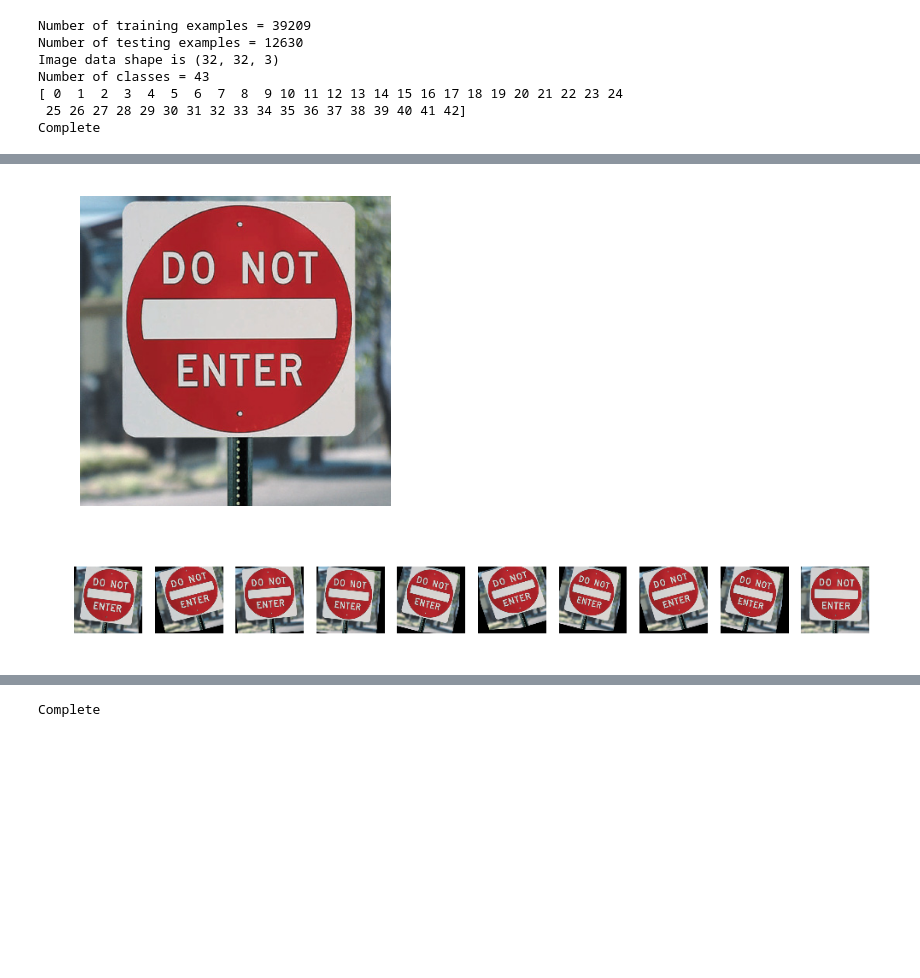
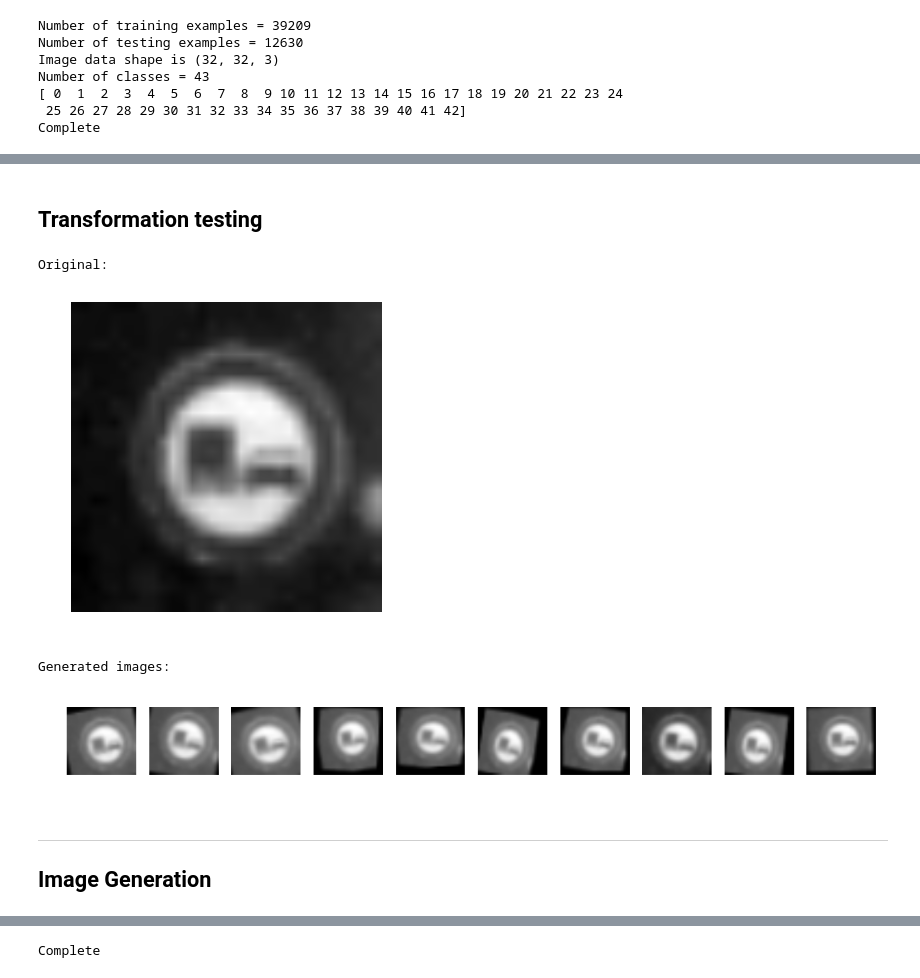
Before and after one commit to anthony-chaudhary/self-driving-car-nanodegree-nd013, a Jupyter notebook: CarND-Traffic-Sign-Classifier-Project-master/Traffic_Sign_Classifier.ipynb, the cells around one changed output, grey strips where cells are left out. Drawn from its saved outputs; the diff is of its cells as text; code cells hidden in the pictures; blank space fills up the shorter version.

Commit message:
implemented gray scale
cleaned up code, progressed k top 5

```diff
--- a/CarND-Traffic-Sign-Classifier-Project-master/Traffic_Sign_Classifier.ipynb
+++ b/CarND-Traffic-Sign-Classifier-Project-master/Traffic_Sign_Classifier.ipynb
@@ -131,0 +95,23 @@ Use the code cell (or multiple code cells, if necessary) to implement the first
+# %%
+# TODO add convert to greyscale
+# https://carnd-forums.udacity.com/questions/26216649/problem-when-converting-to-gray
+def to_gray_scale(img_data):
+    return cv2.cvtColor(img_data.astype(np.float32), cv2.COLOR_RGB2GRAY)
+
+import cv2
+
+X_train_gray = np.zeros([X_train.shape[0], X_train.shape[1], X_train.shape[2]])
+
+for feature in range(len(X_train)):
+    #print(X_train[feature].dtype)
+    X_train_gray[feature] = to_gray_scale(X_train[feature])
+
+X_train = X_train_gray
+# %%
+index = random.randint(1, len(X_train))
+image = X_train[index].squeeze()
+
+plt.figure(figsize=(1,1))
+plt.imshow(image, cmap='gray')
+print(y_train[index])
+print("Complete")
@@ -152,7 +142,8 @@ def transform_image(img,ang_range,shear_range,trans_range):
     '''
     # Rotation
     ang_rot = np.random.uniform(ang_range)-ang_range/2
-    rows,cols,ch = img.shape
+    # updated to reflect gray pipeline
+    rows,cols = img.shape
     Rot_M = cv2.getRotationMatrix2D((cols/2,rows/2),ang_rot,1)
 
     # Translation
@@ -175,34 +166,42 @@ def transform_image(img,ang_range,shear_range,trans_range):
     img = cv2.warpAffine(img,shear_M,(cols,rows))
 
     return img
+# %% [markdown]
+## Transformation testing
 # %%
 import matplotlib.gridspec as gridspec
 import matplotlib.image as mpimg
 
-image = mpimg.imread('extra-images/2.jpg')
-plt.imshow(image);
+print("Original:")
+plt.imshow(image, cmap="gray");
 plt.axis('off');
 plt.show()
 
+gs1 = gridspec.GridSpec(10, 10)
+gs1.update(wspace=0.01, hspace=0.02)
+plt.figure(figsize=(12,12))
 
-gs1 = gridspec.GridSpec(10, 10)
-gs1.update(wspace=0.01, hspace=0.02) # set the spacing between axes.
-plt.figure(figsize=(12,12))
+print("Generated images:")
 for i in range(10):
     ax1 = plt.subplot(gs1[i])
     ax1.set_xticklabels([])
     ax1.set_yticklabels([])
     ax1.set_aspect('equal')
-    img = transform_image(image,30,2,3)
+    img = transform_image(image,30,4,4)
 
     plt.subplot(10,10,i+1)
-    plt.imshow(img)
+    plt.imshow(img, cmap="gray")
     plt.axis('off')
 
 plt.show()
 # %% [output]
+Original:
-[figure, old version]
+[figure, new version]
+Generated images:
-[figure, old version]
+[figure, new version]
+# %% [markdown]
+-----
+## Image Generation
 # %%
 """
 
```
Also changed, not shown: parts of 43 cells of this notebook.
